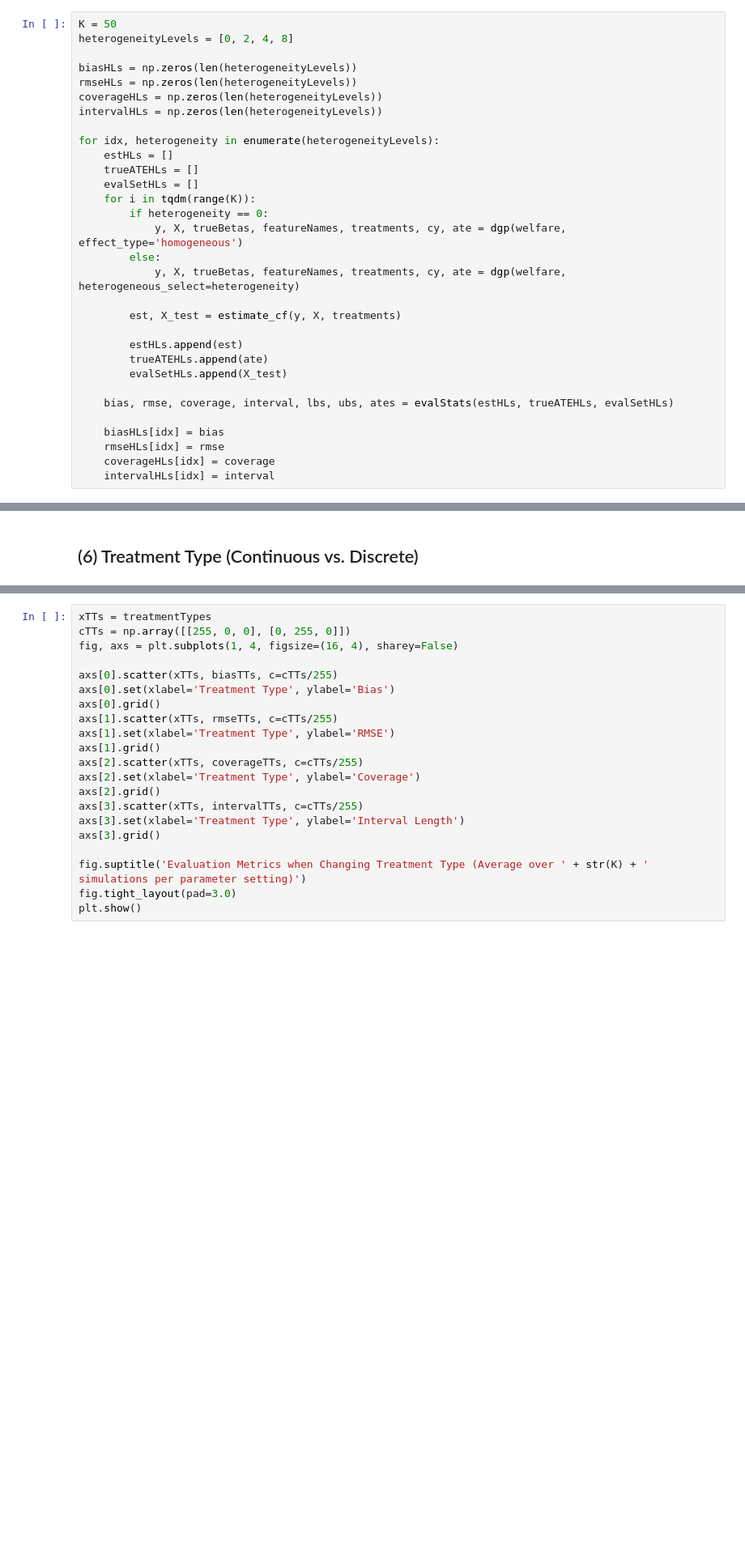
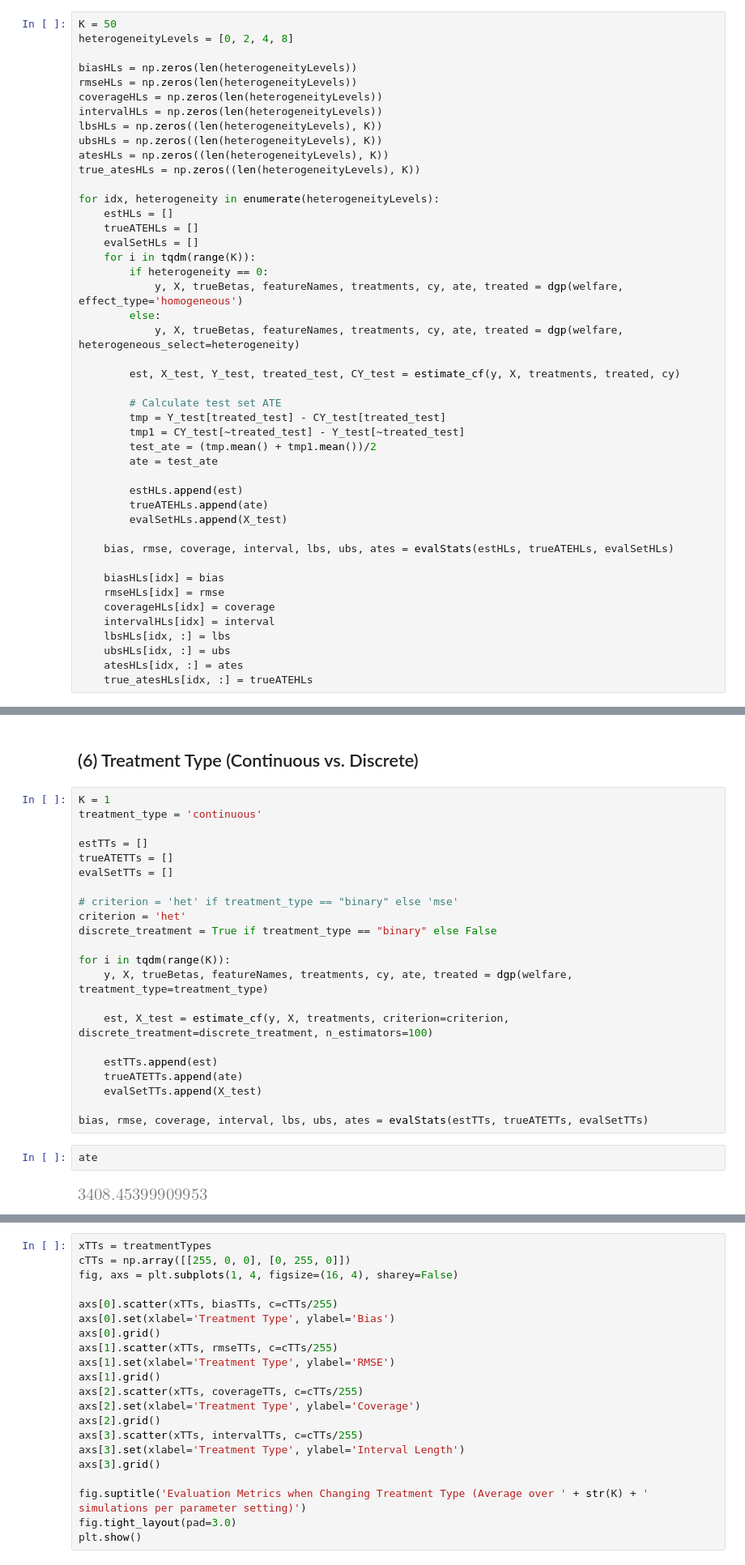
Before and after one commit to mbronckers/ecma_project, a Jupyter notebook: section2_dustin.ipynb, the cells around one changed output, grey strips where cells are left out. Shown at 81% size. Drawn from its saved outputs; the diff is of its cells as text; blank space fills up the shorter version.

```diff
--- a/section2_dustin.ipynb
+++ b/section2_dustin.ipynb
@@ -532,6 +660,10 @@ biasHLs = np.zeros(len(heterogeneityLevels))
 rmseHLs = np.zeros(len(heterogeneityLevels))
 coverageHLs = np.zeros(len(heterogeneityLevels))
 intervalHLs = np.zeros(len(heterogeneityLevels))
+lbsHLs = np.zeros((len(heterogeneityLevels), K))
+ubsHLs = np.zeros((len(heterogeneityLevels), K))
+atesHLs = np.zeros((len(heterogeneityLevels), K))
+true_atesHLs = np.zeros((len(heterogeneityLevels), K))
 
 for idx, heterogeneity in enumerate(heterogeneityLevels):
     estHLs = []
@@ -539,11 +671,17 @@ for idx, heterogeneity in enumerate(heterogeneityLevels):
     evalSetHLs = []
     for i in tqdm(range(K)):
         if heterogeneity == 0:
-            y, X, trueBetas, featureNames, treatments, cy, ate = dgp(welfare, effect_type='homogeneous')
+            y, X, trueBetas, featureNames, treatments, cy, ate, treated = dgp(welfare, effect_type='homogeneous')
         else:
-            y, X, trueBetas, featureNames, treatments, cy, ate = dgp(welfare, heterogeneous_select=heterogeneity)
+            y, X, trueBetas, featureNames, treatments, cy, ate, treated = dgp(welfare, heterogeneous_select=heterogeneity)
 
-        est, X_test = estimate_cf(y, X, treatments)
+        est, X_test, Y_test, treated_test, CY_test = estimate_cf(y, X, treatments, treated, cy)
+
+        # Calculate test set ATE
+        tmp = Y_test[treated_test] - CY_test[treated_test]
+        tmp1 = CY_test[~treated_test] - Y_test[~treated_test]
+        test_ate = (tmp.mean() + tmp1.mean())/2
+        ate = test_ate
 
         estHLs.append(est)
         trueATEHLs.append(ate)
@@ -555,6 +693,10 @@ for idx, heterogeneity in enumerate(heterogeneityLevels):
     rmseHLs[idx] = rmse
     coverageHLs[idx] = coverage
     intervalHLs[idx] = interval
+    lbsHLs[idx, :] = lbs
+    ubsHLs[idx, :] = ubs
+    atesHLs[idx, :] = ates
+    true_atesHLs[idx, :] = trueATEHLs
 # %%
 joblib.dump(biasHLs, 'Results/biasHLs_{}.pkl'.format(K))
 joblib.dump(rmseHLs, 'Results/rmseHLs_{}.pkl'.format(K))
@@ -602,3 +752,29 @@ tableHLs
 | 8 | 4.225256e+08 | 5.274356e+08 | 1.0 | 3.508871e+09 |
 # %% [markdown]
 ## (6) Treatment Type (Continuous vs. Discrete)
+# %%
+K = 1
+treatment_type = 'continuous'
+
+estTTs = []
+trueATETTs = []
+evalSetTTs = []
+
+# criterion = 'het' if treatment_type == "binary" else 'mse'
+criterion = 'het'
+discrete_treatment = True if treatment_type == "binary" else False
+
+for i in tqdm(range(K)):
+    y, X, trueBetas, featureNames, treatments, cy, ate, treated = dgp(welfare, treatment_type=treatment_type)
+
+    est, X_test = estimate_cf(y, X, treatments, criterion=criterion, discrete_treatment=discrete_treatment, n_estimators=100)
+
+    estTTs.append(est)
+    trueATETTs.append(ate)
+    evalSetTTs.append(X_test)
+
+bias, rmse, coverage, interval, lbs, ubs, ates = evalStats(estTTs, trueATETTs, evalSetTTs)
+# %%
+ate
+# %% [output]
+[figure, added]
```
Also changed, not shown: parts of 24 cells of this notebook, 24 other files.
